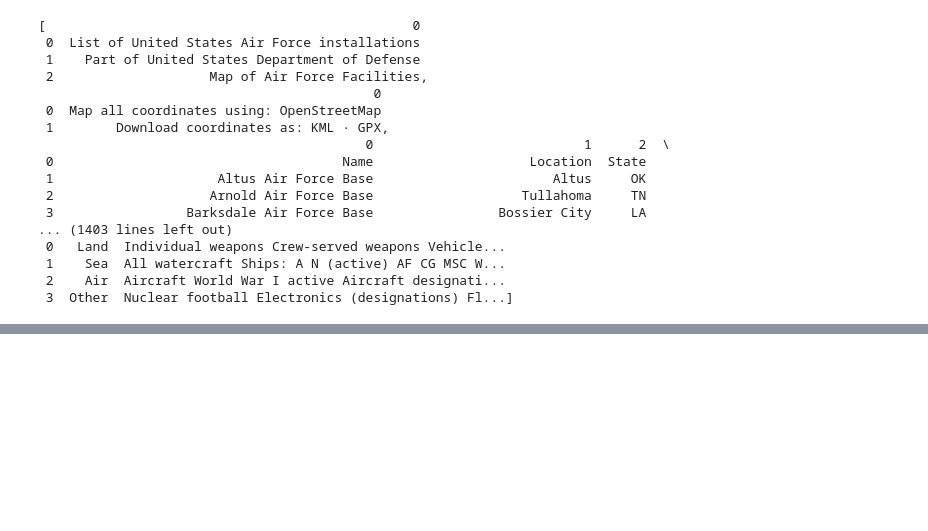
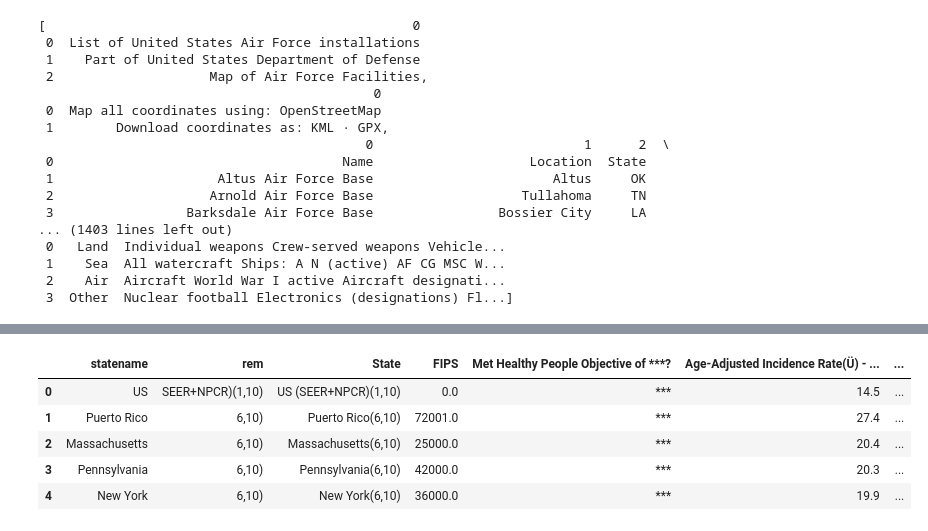
Before and after one commit to ascott4680/ETL_Project, a Jupyter notebook: etl_project.ipynb, the cells around one changed output, grey strips where cells are left out. Drawn from its saved outputs; the diff is of its cells as text; code cells hidden in the pictures; blank space fills up the shorter version.

```diff
--- a/etl_project.ipynb
+++ b/etl_project.ipynb
@@ -68,0 +118,9 @@ df.head()
+# %%
+combined_df.head()
+# %% [output]
+|  | statename | rem | State | FIPS | Met Healthy People Objective of ***? | Age-Adjusted Incidence Rate(Ü) - ... | ... |
+| 0 | US | SEER+NPCR)(1,10) | US (SEER+NPCR)(1,10) | 0.0 | *** | 14.5 | ... |
+| 1 | Puerto Rico | 6,10) | Puerto Rico(6,10) | 72001.0 | *** | 27.4 | ... |
+| 2 | Massachusetts | 6,10) | Massachusetts(6,10) | 25000.0 | *** | 20.4 | ... |
+| 3 | Pennsylvania | 6,10) | Pennsylvania(6,10) | 42000.0 | *** | 20.3 | ... |
+| 4 | New York | 6,10) | New York(6,10) | 36000.0 | *** | 19.9 | ... |
```
Also changed, not shown: parts of 5 cells of this notebook, 3 other files.
